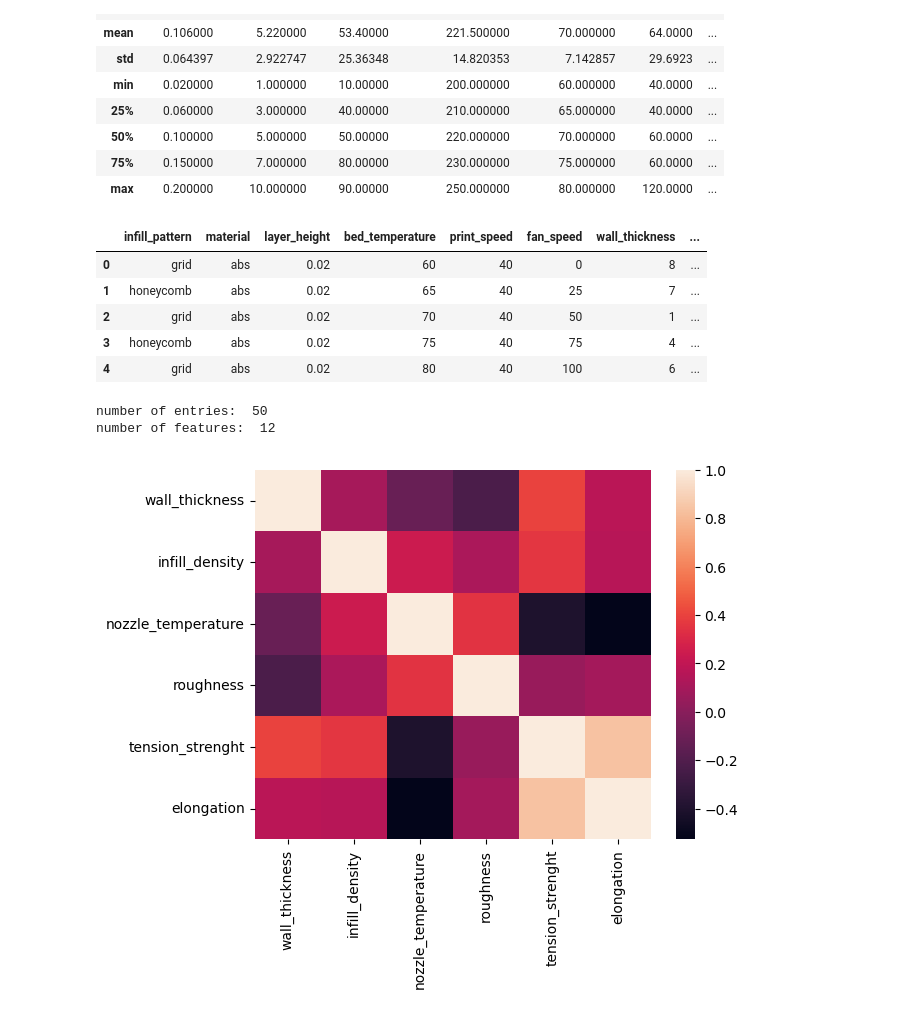
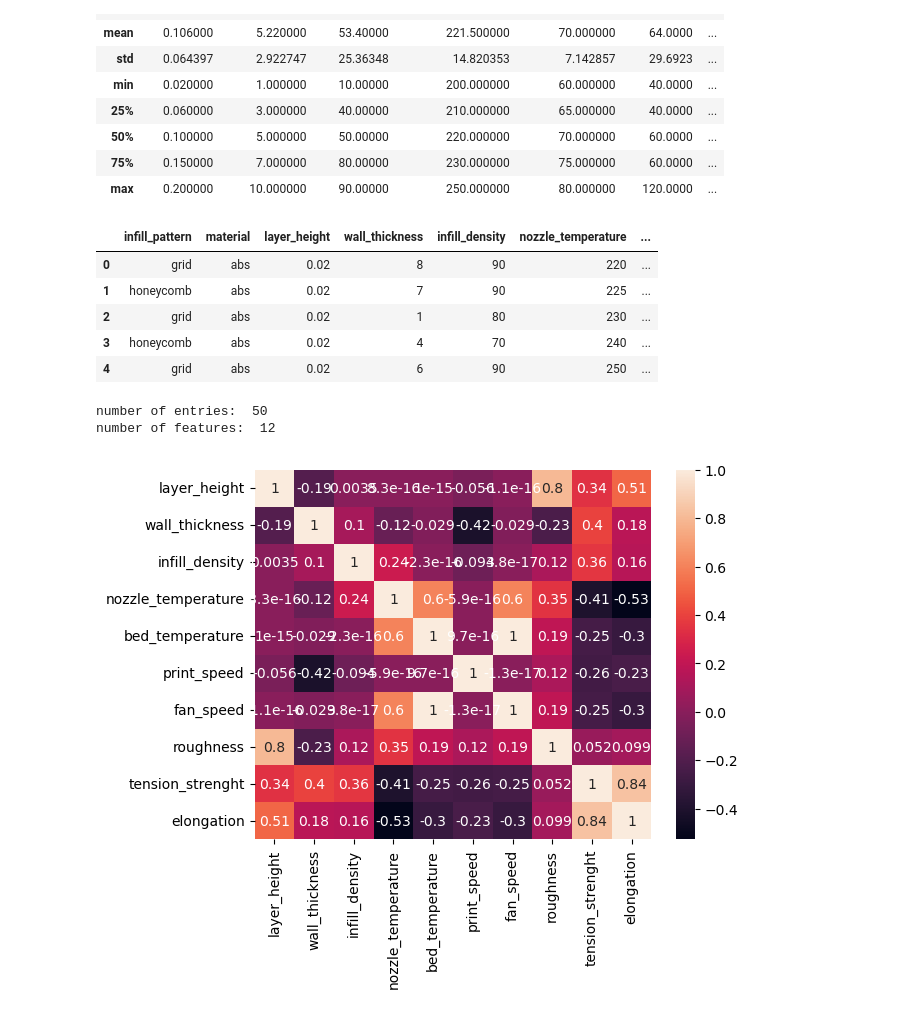
Before and after one commit to sokosaa/Machine-Learning-in-Mechanical-Engineering, a Jupyter notebook: HW1/case2/casestudy2.ipynb, the cells around one changed output. Cells and saved outputs as stored; diff of their text form; code cells hidden in the pictures.

```diff
--- a/HW1/case2/casestudy2.ipynb
+++ b/HW1/case2/casestudy2.ipynb
@@ -110,12 +90,27 @@ tension_strenght      26
 elongation            27
 dtype: int64
 # %%
-cats.extend(['layer_height','bed_temperature','print_speed','fan_speed'])
+print(f'categorical variables: {cats}')
+print(f'numerical variables: {nums}')
+
+'''cats.extend(['layer_height','bed_temperature','print_speed','fan_speed'])
 nums.remove('bed_temperature')
 nums.remove('layer_height')
 nums.remove('print_speed')
 nums.remove('fan_speed')
 
 print(f'categorical variables: {cats}')
-print(f'numerical variables: {nums}')
+print(f'numerical variables: {nums}')'''
+
+'''cats.extend(['nozzle_temperature','infill_density','wall_thickness','layer_height','bed_temperature','print_speed','fan_speed'])
+nums.remove('nozzle_temperature')
+nums.remove('infill_density')
+nums.remove('wall_thickness')
+nums.remove('bed_temperature')
+nums.remove('layer_height')
+nums.remove('print_speed')
+nums.remove('fan_speed')
+
+print(f'categorical variables: {cats}')
+print(f'numerical variables: {nums}')'''
 # %% [output]
@@ -230,12 +226,12 @@ data.describe()
 df = pd.concat((data[cats], data[nums]), axis=1)
 df.head()
 # %% [output]
-|  | infill_pattern | material | layer_height | bed_temperature | print_speed | fan_speed | wall_thickness | ... |
-| 0 | grid | abs | 0.02 | 60 | 40 | 0 | 8 | ... |
-| 1 | honeycomb | abs | 0.02 | 65 | 40 | 25 | 7 | ... |
-| 2 | grid | abs | 0.02 | 70 | 40 | 50 | 1 | ... |
-| 3 | honeycomb | abs | 0.02 | 75 | 40 | 75 | 4 | ... |
-| 4 | grid | abs | 0.02 | 80 | 40 | 100 | 6 | ... |
+|  | infill_pattern | material | layer_height | wall_thickness | infill_density | nozzle_temperature | ... |
+| 0 | grid | abs | 0.02 | 8 | 90 | 220 | ... |
+| 1 | honeycomb | abs | 0.02 | 7 | 90 | 225 | ... |
+| 2 | grid | abs | 0.02 | 1 | 80 | 230 | ... |
+| 3 | honeycomb | abs | 0.02 | 4 | 70 | 240 | ... |
+| 4 | grid | abs | 0.02 | 6 | 90 | 250 | ... |
 # %%
 num_rows, num_cols = df.shape
 print('number of entries: ',num_rows)
@@ -244,6 +240,6 @@ print('number of features: ',num_cols)
 number of entries:  50
 number of features:  12
 # %%
-hm1 = sns.heatmap(df[nums].corr())
+hm1 = sns.heatmap(df[nums].corr(), annot=True)
 # %% [output]
-[figure, old version]
+[figure, new version]
```
Also changed, not shown: parts of 16 cells of this notebook.
